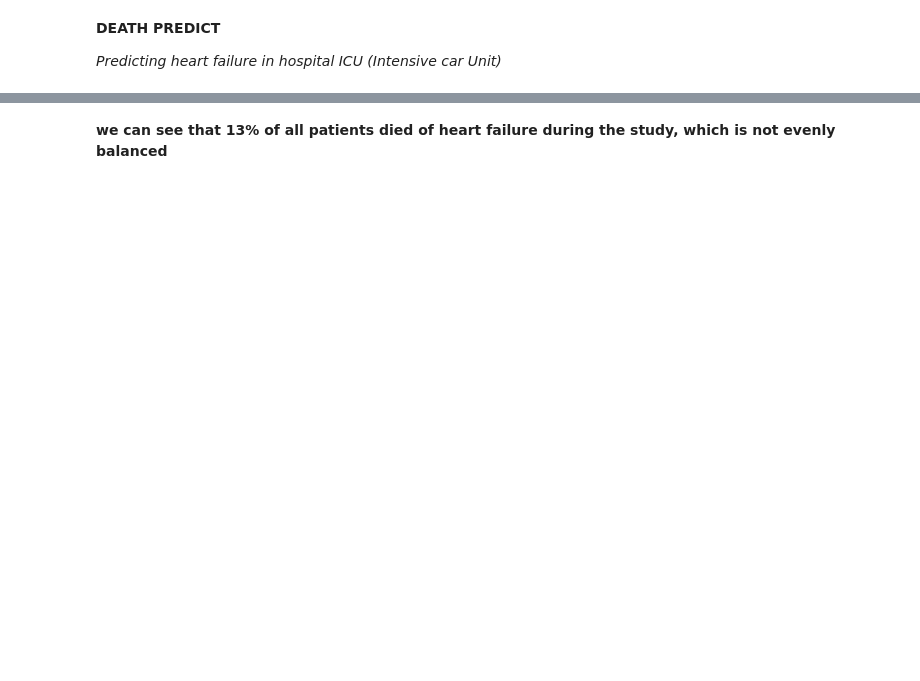
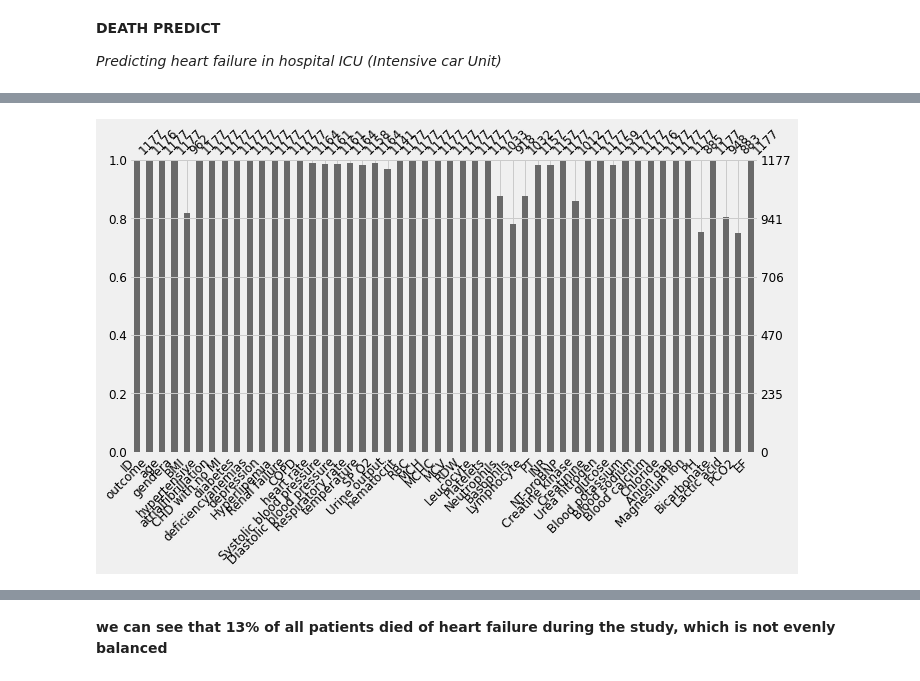
Before and after one commit to PierreAlexandreDev/AI, a Jupyter notebook: deathpredict.ipynb, the cells around one changed output, grey strips where cells are left out. Saved outputs shown, nothing was run; the diff lists cells and outputs as text; code cells hidden in the pictures; blank space fills up the shorter version.

```diff
--- a/deathpredict.ipynb
+++ b/deathpredict.ipynb
@@ -40,0 +55,6 @@ df.info
+# %%
+import missingno
+# missing value visualisation
+missingno.bar(df, figsize=(10,5), fontsize=12);
+# %% [output]
+[figure, added]
```
Also changed, not shown: parts of 33 cells of this notebook, 1 other file.
